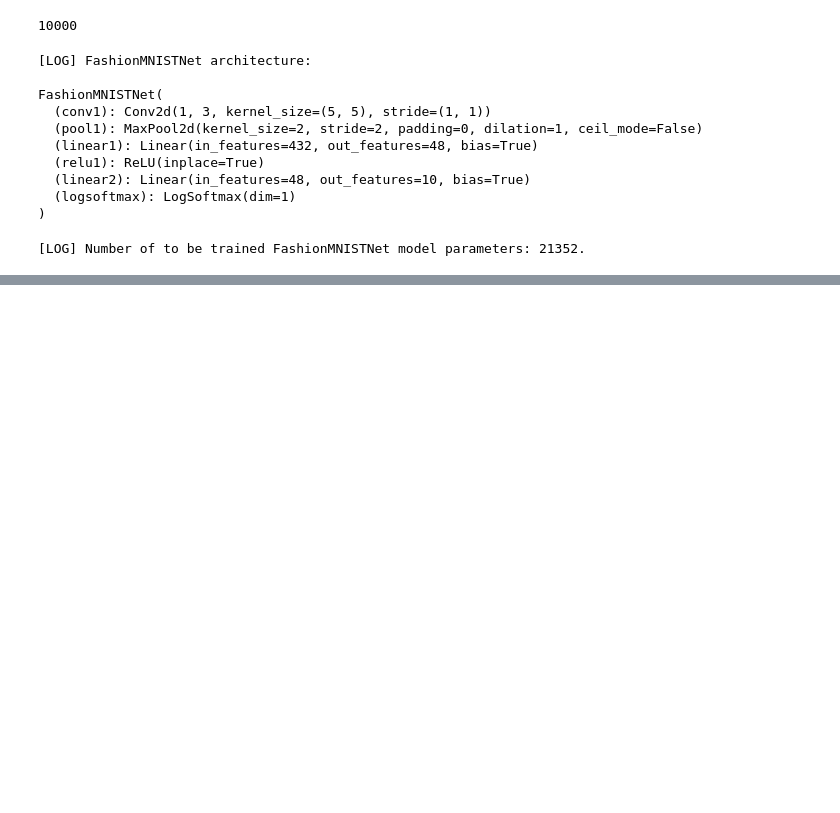
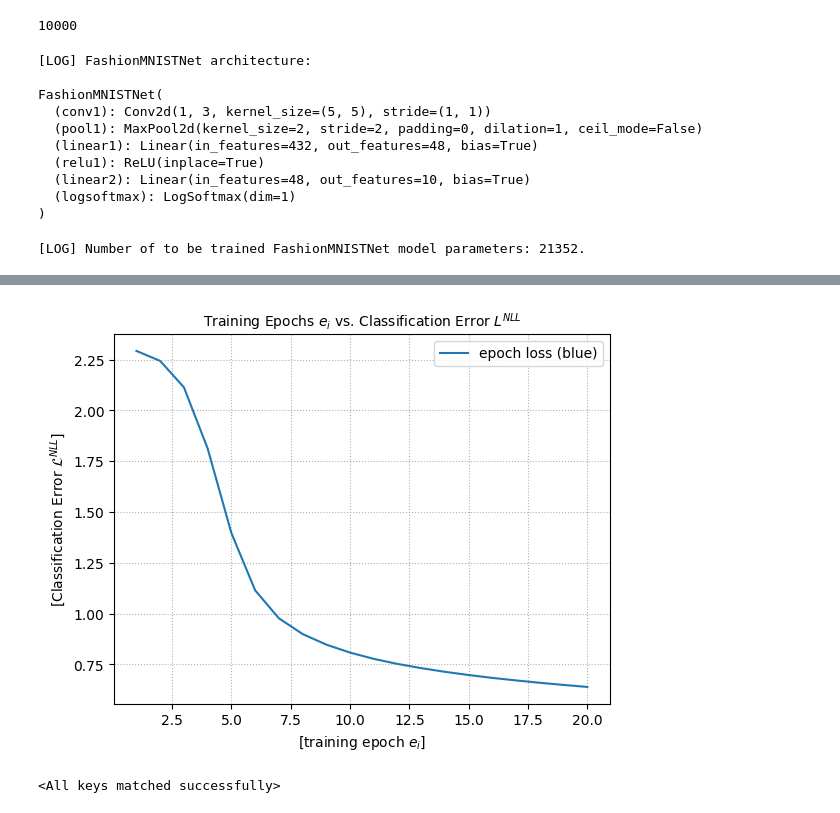
Before and after one commit to iarokr/gserm-dl-homework, a Jupyter notebook: h.ipynb, the cells around one changed output, grey strips where cells are left out. Cells and saved outputs as stored; diff of their text form; code cells hidden in the pictures; blank space fills up the shorter version.

```diff
--- a/h.ipynb
+++ b/h.ipynb
@@ -17,32 +17,32 @@ from sklearn import metrics
 from sklearn.metrics import confusion_matrix
 # %%
 # import the Google Colab GDrive connector
-# from google.colab import drive
+from google.colab import drive
 
 # mount GDrive inside the Colab notebook
-# drive.mount('/content/drive')
+drive.mount('/content/drive')
 
 # create Colab Notebooks directory
-# notebook_directory = '/content/drive/MyDrive/Colab Notebooks'
-# if not os.path.exists(notebook_directory): os.makedirs(notebook_directory)
+notebook_directory = '/content/drive/MyDrive/Colab Notebooks'
+if not os.path.exists(notebook_directory): os.makedirs(notebook_directory)
 
 # create data sub-directory inside the Colab Notebooks directory
-# data_directory = '/content/drive/MyDrive/Colab Notebooks/data_fmnist'
-# if not os.path.exists(data_directory): os.makedirs(data_directory)
+data_directory = '/content/drive/MyDrive/Colab Notebooks/data_fmnist'
+if not os.path.exists(data_directory): os.makedirs(data_directory)
 
 # create models sub-directory inside the Colab Notebooks directory
-# models_directory = '/content/drive/MyDrive/Colab Notebooks/models_fmnist'
-# if not os.path.exists(models_directory): os.makedirs(models_directory)
+models_directory = '/content/drive/MyDrive/Colab Notebooks/models_fmnist'
+if not os.path.exists(models_directory): os.makedirs(models_directory)
 # %% [output]
 Mounted at /content/drive
 # %%
 # create the data sub-directory
-data_directory = './data_fmnist'
-if not os.path.exists(data_directory): os.makedirs(data_directory)
+# data_directory = './data_fmnist'
+# if not os.path.exists(data_directory): os.makedirs(data_directory)
 
 # create the models sub-directory
-models_directory = './models_fmnist'
-if not os.path.exists(models_directory): os.makedirs(models_directory)
+# models_directory = './models_fmnist'
+# if not os.path.exists(models_directory): os.makedirs(models_directory)
 # %%
 # initialize the seed
 seed = 42
@@ -310,0 +279,30 @@ for epoch in range(num_epochs):
+# %%
+# prepare plot
+fig = plt.figure()
+ax = fig.add_subplot(111)
+
+# add grid
+ax.grid(linestyle='dotted')
+
+# plot the training epochs vs. the epochs' classification error
+ax.plot(np.array(range(1, len(train_epoch_losses)+1)), train_epoch_losses, label='epoch loss (blue)')
+
+# add axis legends
+ax.set_xlabel("[training epoch $e_i$]", fontsize=10)
+ax.set_ylabel("[Classification Error $\mathcal{L}^{NLL}$]", fontsize=10)
+
+# set plot legend
+plt.legend(loc="upper right", numpoints=1, fancybox=True)
+
+# add plot title
+plt.title('Training Epochs $e_i$ vs. Classification Error $L^{NLL}$', fontsize=10);
+# %% [output]
+[figure, added]
+# %%
+# init pre-trained model class
+best_model = FashionMNISTNet()
+
+# load pre-trained models
+best_model.load_state_dict(torch.load('/content/drive/MyDrive/Colab Notebooks/models_fmnist/FashionMNIST10_model_epoch_19.pth'))
+# %% [output]
+<All keys matched successfully>
```
Also changed, not shown: parts of 8 cells of this notebook.
